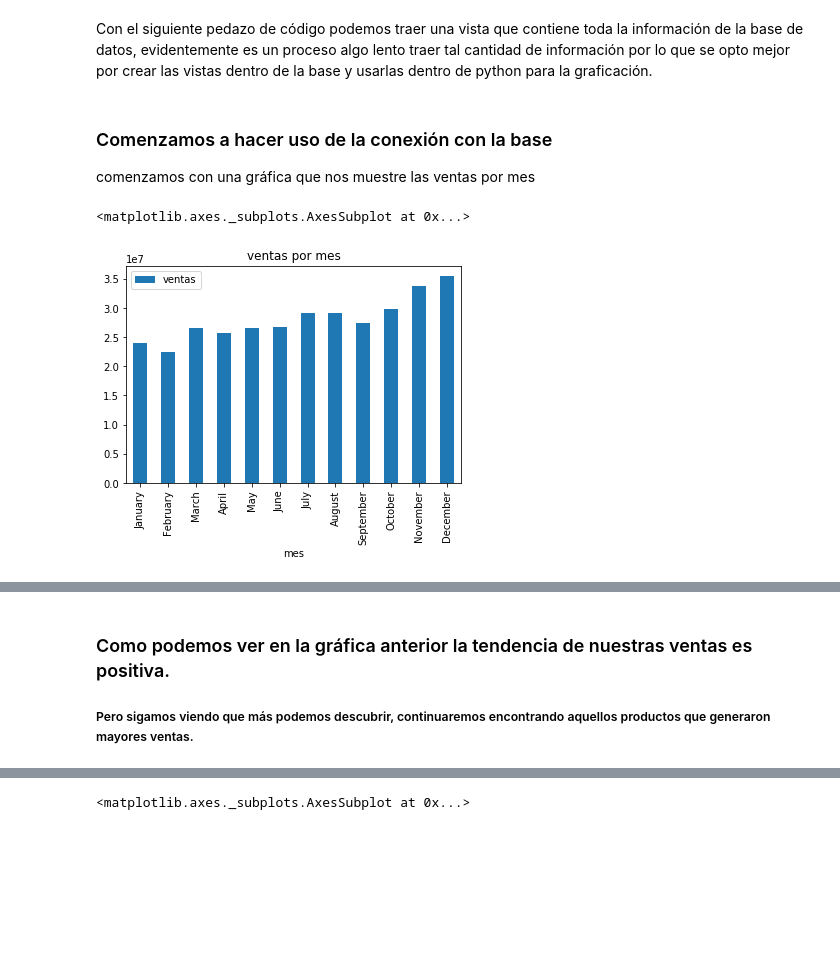
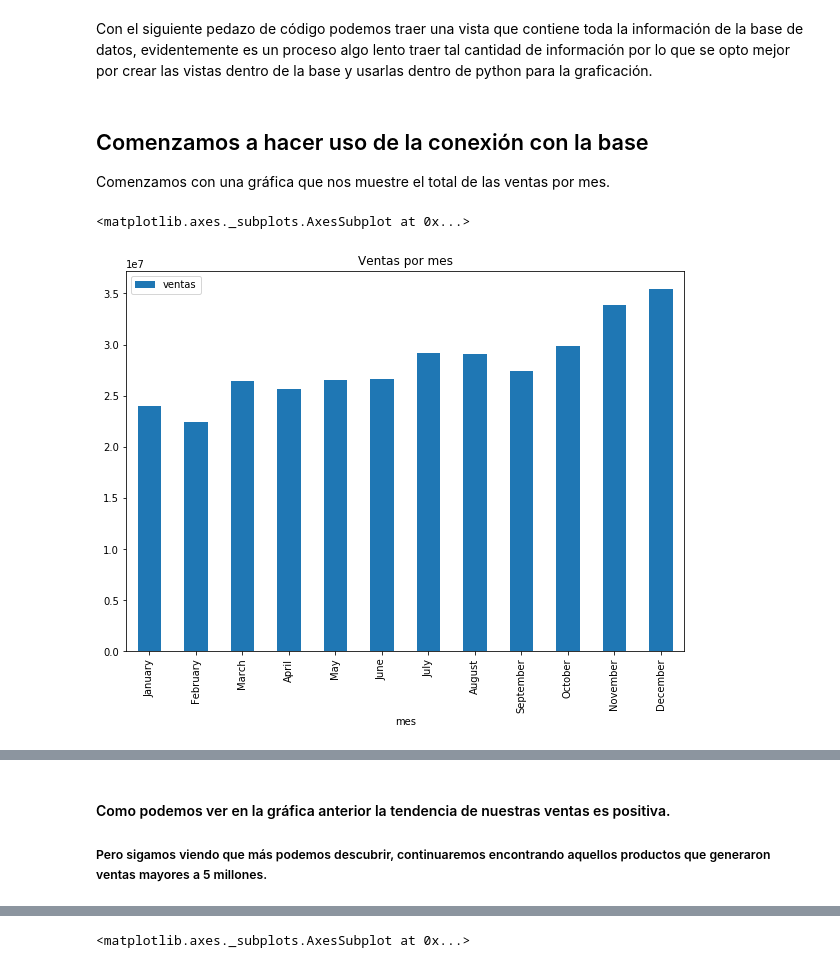
Before and after one commit to JOBA25/Proyecto_Bedu_Alpura, a Jupyter notebook: Proyecto_Bedu_Sello_rojo.ipynb, the cells around one changed output, grey strips where cells are left out. Cells and saved outputs as stored; diff of their text form; code cells hidden in the pictures; blank space fills up the shorter version.

```diff
--- a/Proyecto_Bedu_Sello_rojo.ipynb
+++ b/Proyecto_Bedu_Sello_rojo.ipynb
@@ -34,20 +34,20 @@ Con el siguiente pedazo de código podemos traer una vista que contiene toda la
 #df["IMP_venta_bruta"] = df["IMP_venta_bruta"].astype(float)
 #df.dtypes
 # %% [markdown]
-### Comenzamos a hacer uso de la conexión con la base
+## Comenzamos a hacer uso de la conexión con la base
 
-comenzamos con una gráfica que nos muestre las ventas por mes
+Comenzamos con una gráfica que nos muestre el total de las ventas por mes.
 # %%
 cursor = mydb.cursor()
 cursor.execute("SELECT * FROM ventas_mes")
 df = pd.DataFrame(cursor)
 df.columns = ["ventas","mes"]
 df["ventas"] = df["ventas"].astype(float)
 #df.head
-df.plot(kind="bar",x = "mes" ,title="ventas por mes")
+df.plot(kind="bar",x = "mes" ,title="Ventas por mes",figsize=(10,7) )
 # %% [output]
 <matplotlib.axes._subplots.AxesSubplot at 0x...>
-[figure, old version]
+[figure, new version]
 # %%
 #plt.figure(figsize=(7,7))
 #plt.scatter(df["mes"], df["ventas"],)
@@ -59,9 +59,9 @@ gr.xlabel="meses del año 2017"
 # %% [output]
 [interactive output not drawn]
 # %% [markdown]
-### Como podemos ver en la gráfica anterior la tendencia de nuestras ventas es positiva.
+#### Como podemos ver en la gráfica anterior la tendencia de nuestras ventas es positiva.
 
-##### Pero sigamos viendo que más podemos descubrir, continuaremos encontrando aquellos productos que generaron mayores ventas.
+##### Pero sigamos viendo que más podemos descubrir, continuaremos encontrando aquellos productos que generaron  ventas mayores a 5 millones.
 # %%
 cursor.execute("SELECT * FROM ventas_prod")
 df = pd.DataFrame(cursor)
```
Also changed, not shown: parts of 6 cells of this notebook, 1 other file.
